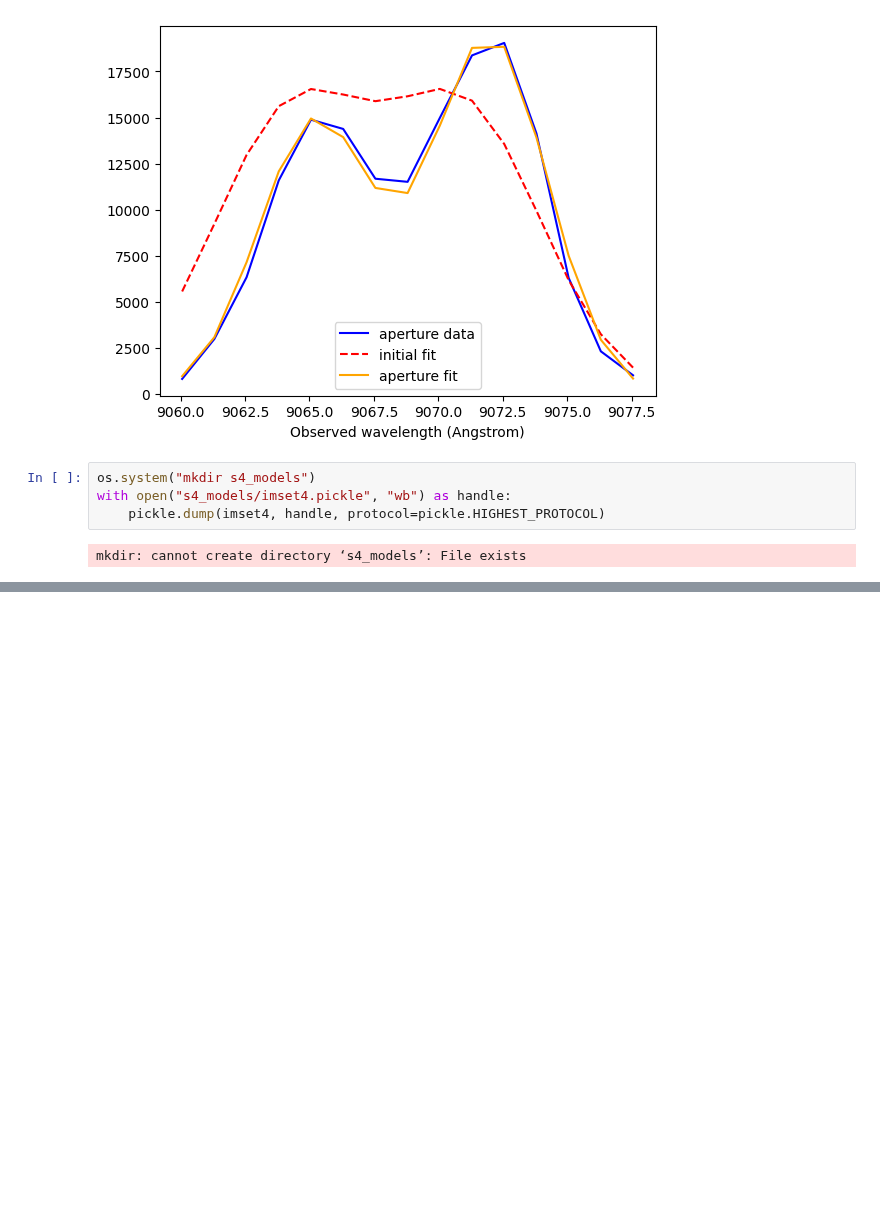
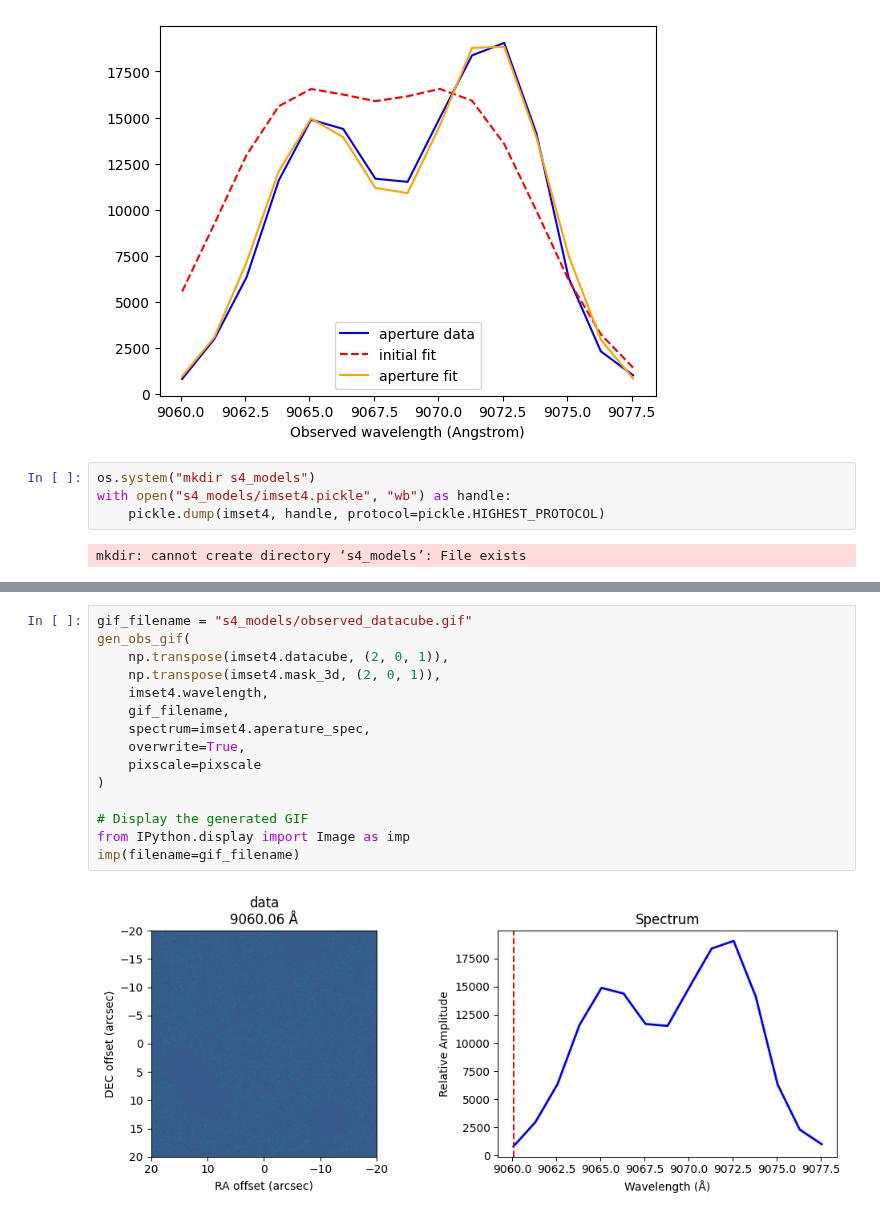
Before and after one commit to williyamshoe/iful, a Jupyter notebook: examples/s4c_init.ipynb, the cells around one changed output, grey strips where cells are left out. Cells and saved outputs as stored; diff of their text form; blank space fills up the shorter version.

```diff
--- a/examples/s4c_init.ipynb
+++ b/examples/s4c_init.ipynb
@@ -179,0 +184,17 @@ mkdir: cannot create directory ‘s4_models’: File exists
+# %%
+gif_filename = "s4_models/observed_datacube.gif"
+gen_obs_gif(
+    np.transpose(imset4.datacube, (2, 0, 1)),
+    np.transpose(imset4.mask_3d, (2, 0, 1)),
+    imset4.wavelength,
+    gif_filename,
+    spectrum=imset4.aperature_spec,
+    overwrite=True,
+    pixscale=pixscale
+)
+
+# Display the generated GIF
+from IPython.display import Image as imp
+imp(filename=gif_filename)
+# %% [output]
+[figure, added]
```
Also changed, not shown: parts of 2 cells of this notebook, 4 other files.
